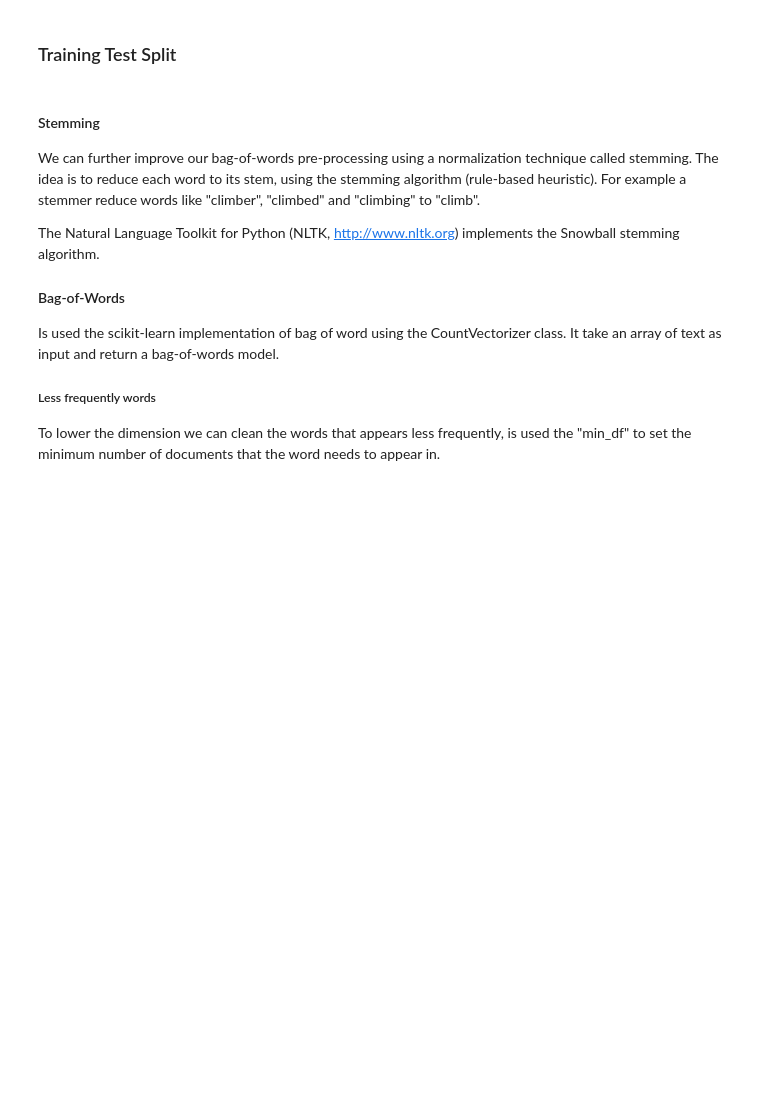
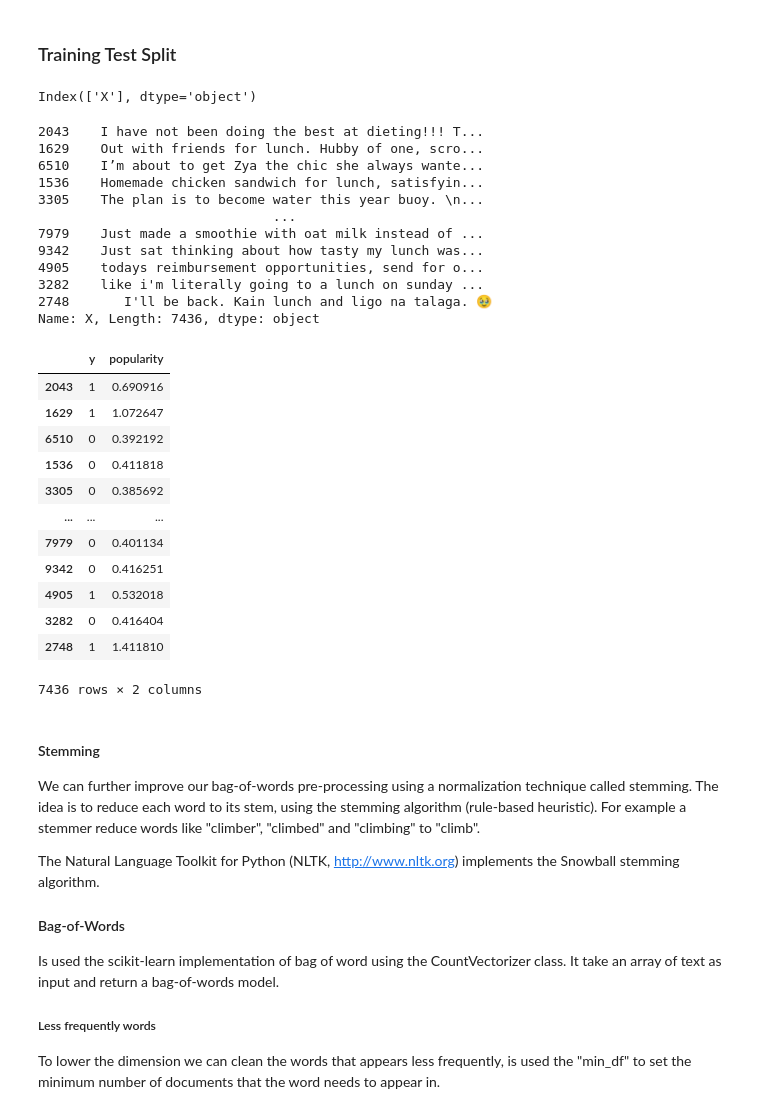
Before and after one commit to giemsei/dssc-ml, a Jupyter notebook: preprocessing.ipynb, the cells around one changed output. Drawn from its saved outputs; the diff is of its cells as text; code cells hidden in the pictures; blank space fills up the shorter version.

```diff
--- a/preprocessing.ipynb
+++ b/preprocessing.ipynb
@@ -50,6 +78,60 @@ df = df.drop_duplicates(subset='X', keep='first', inplace=False)
 # %%
 from sklearn.model_selection import train_test_split
 
+y_col = ['y', 'popularity'] ####
+X_cols = df.columns
+X_cols = X_cols.drop(y_col)
+
+X_cols = X_cols.drop('likes')
+X_cols = X_cols.drop('followers')
+#X_cols = X_cols.drop('popularity') ####
+
+print(X_cols)
+
 # split data
 X_train, X_test, y_train, y_test = train_test_split(
-    df.loc[:,'X'], df.loc[:,'y'], test_size=0.2, random_state=0, shuffle=True)
+    df.loc[:,X_cols], df.loc[:,y_col], test_size=0.2, random_state=0, shuffle=True)
+
+# REVIEW THIS:
+X_train = X_train['X']
+X_test = X_test['X']
+
+# backup
+X_train_bak = X_train
+X_test_bak = X_test
+
+y_train_reg = y_train['popularity']
+y_test_reg = y_test['popularity']
+
+y_train_clf = y_train['y']
+y_test_clf = y_test['y']
+
+display(X_train)
+display(y_train)
+# %% [output]
+Index(['X'], dtype='object')
+2043    I have not been doing the best at dieting!!! T...
+1629    Out with friends for lunch. Hubby of one, scro...
+6510    I’m about to get Zya the chic she always wante...
+1536    Homemade chicken sandwich for lunch, satisfyin...
+3305    The plan is to become water this year buoy. \n...
+                              ...
+7979    Just made a smoothie with oat milk instead of ...
+9342    Just sat thinking about how tasty my lunch was...
+4905    todays reimbursement opportunities, send for o...
+3282    like i'm literally going to a lunch on sunday ...
+2748       I'll be back. Kain lunch and ligo na talaga. 🥹
+Name: X, Length: 7436, dtype: object
+|  | y | popularity |
+| 2043 | 1 | 0.690916 |
+| 1629 | 1 | 1.072647 |
+| 6510 | 0 | 0.392192 |
+| 1536 | 0 | 0.411818 |
+| 3305 | 0 | 0.385692 |
+| ... | ... | ... |
+| 7979 | 0 | 0.401134 |
+| 9342 | 0 | 0.416251 |
+| 4905 | 1 | 0.532018 |
+| 3282 | 0 | 0.416404 |
+| 2748 | 1 | 1.411810 |
+7436 rows × 2 columns
```
Also changed, not shown: parts of 33 cells of this notebook, 1 other file.
